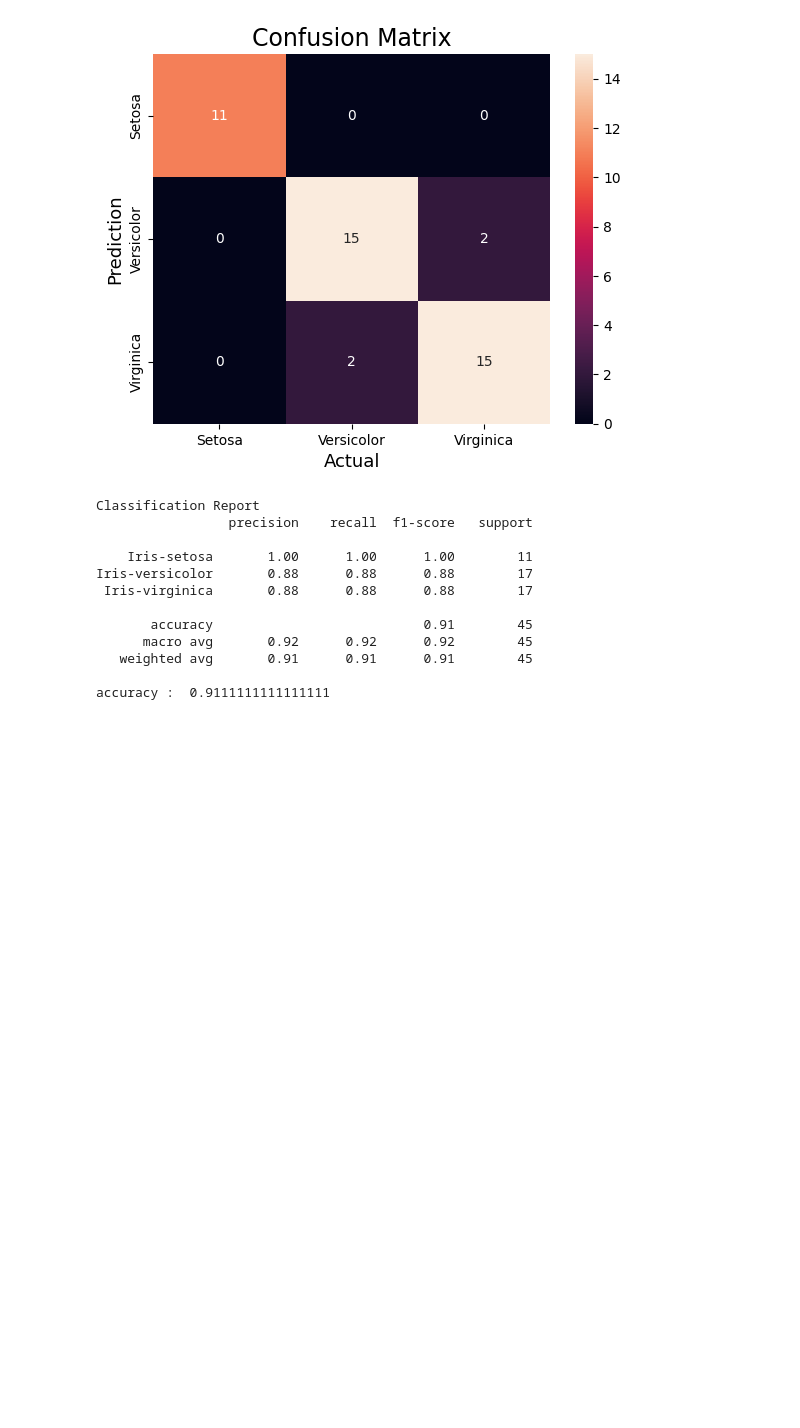
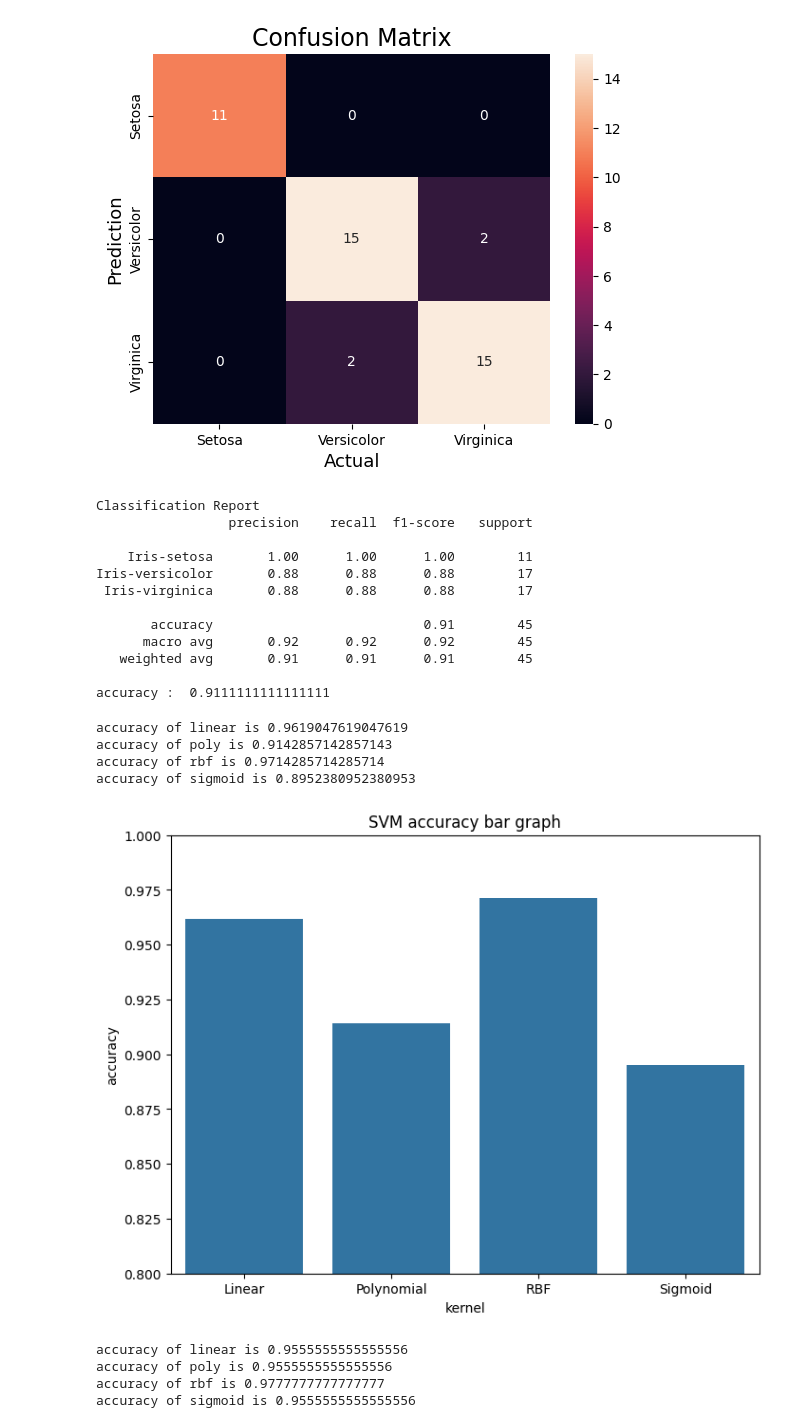
Before and after one commit to Samarjeet-gh/desktop-tutorial, a Jupyter notebook: MLWithPython.ipynb, the cells around one changed output. Saved outputs shown, nothing was run; the diff lists cells and outputs as text; code cells hidden in the pictures; blank space fills up the shorter version.

```diff
--- a/MLWithPython.ipynb
+++ b/MLWithPython.ipynb
@@ -100,3 +82,53 @@ Iris-versicolor       0.88      0.88      0.88        17
    weighted avg       0.91      0.91      0.91        45
 
 accuracy :  0.9111111111111111
+# %%
+from sklearn.svm import SVC
+accuracy_list = []
+# %%
+for i in ("linear", "poly", "rbf", "sigmoid"):
+  clf = SVC(kernel=i)
+  clf.fit(X_train, Y_train)
+  Y_pred = clf.predict(X_train)
+  accuracy = accuracy_score(Y_train, Y_pred)
+  accuracy_list.append(accuracy)
+  print("accuracy of " +i, "is", accuracy)
+# %% [output]
+accuracy of linear is 0.9619047619047619
+accuracy of poly is 0.9142857142857143
+accuracy of rbf is 0.9714285714285714
+accuracy of sigmoid is 0.8952380952380953
+# %%
+accuracies = {
+    'Linear': accuracy_list[0],
+    'Polynomial': accuracy_list[1],
+    'RBF': accuracy_list[2],
+    'Sigmoid': accuracy_list[3]
+}
+# %%
+plt.figure(figsize=(8, 6))
+sns.barplot(x=list(accuracies.keys()),y=list(accuracies.values()))
+plt.xlabel("kernel")
+plt.ylabel("accuracy")
+plt.title("SVM accuracy bar graph")
+plt.ylim(0.8,1.0)
+plt.show()
+# %% [output]
+[figure, added]
+# %%
+from sklearn.svm import SVC
+accuracy_list = []
+
+for i in ("linear", "poly", "rbf", "sigmoid"):
+  clf = SVC(kernel=i)
+  clf.fit(X_train, Y_train)
+  Y_pred = clf.predict(X_test)
+  accuracy = accuracy_score(Y_test, Y_pred)
+  accuracy_list.append(accuracy)
+
+  print("accuracy of " +i, "is", accuracy)
+# %% [output]
+accuracy of linear is 0.9555555555555556
+accuracy of poly is 0.9555555555555556
+accuracy of rbf is 0.9777777777777777
+accuracy of sigmoid is 0.9555555555555556
```
Also changed, not shown: parts of 5 cells of this notebook.
